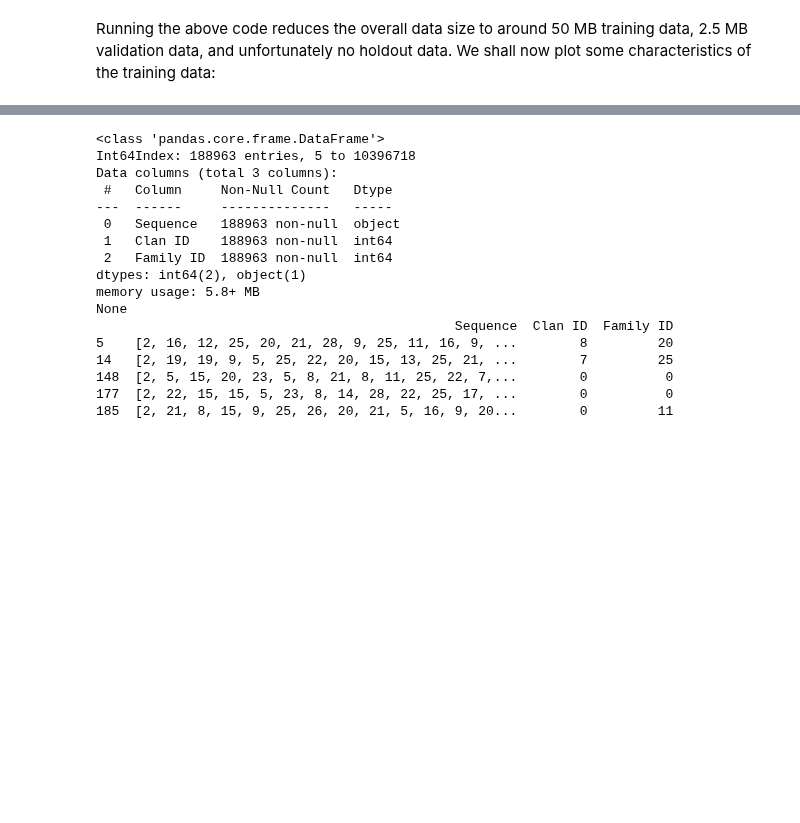
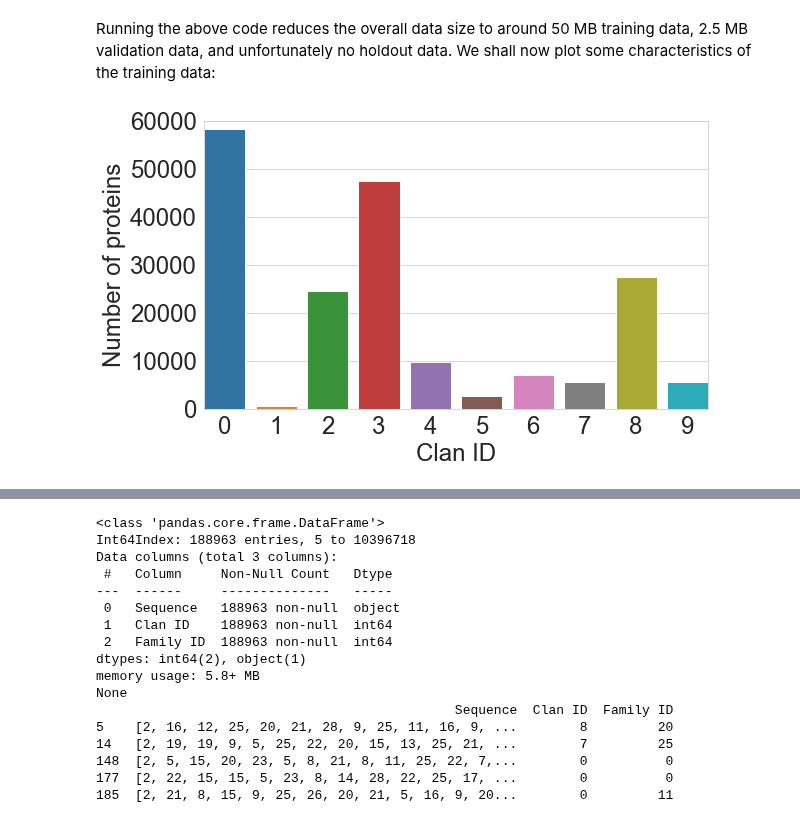
Before and after one commit to hansemandse/prowave, a Jupyter notebook: src/DeeplearningProject.ipynb, the cells around one changed output, grey strips where cells are left out. Saved outputs shown, nothing was run; the diff lists cells and outputs as text; code cells hidden in the pictures; blank space fills up the shorter version.

```diff
--- a/src/DeeplearningProject.ipynb
+++ b/src/DeeplearningProject.ipynb
@@ -177,2 +213,17 @@ with open(data_path+'valid_red2.pkl', 'rb') as f:
 # %% [markdown]
 Running the above code reduces the overall data size to around 50 MB training data, 2.5 MB validation data, and unfortunately no holdout data. We shall now plot some characteristics of the training data:
+# %%
+# Plot the number of proteins in each clan
+pdf = pd.DataFrame.from_dict({'Clan ID' : list(range(CLANS)),'Count' : [len(train_data[train_data['Clan ID']==i]) for i in range(CLANS)]})
+plt.figure(figsize=(7,4))
+sns.barplot(x='Clan ID', y='Count', data=pdf)
+plt.xlabel('Clan ID')
+plt.ylabel('Number of proteins')
+plt.ylim(0, 60000)
+plt.tight_layout()
+plt.subplots_adjust(top = 1, bottom = 0, right = 1, left = 0, hspace = 0, wspace = 0)
+plt.margins(0, 0)
+plt.savefig('training_proteins.pdf', dpi=300, format='pdf', bbox_inches='tight')
+plt.show()
+# %% [output]
+[figure, added]
```
Also changed, not shown: parts of 12 cells of this notebook.
